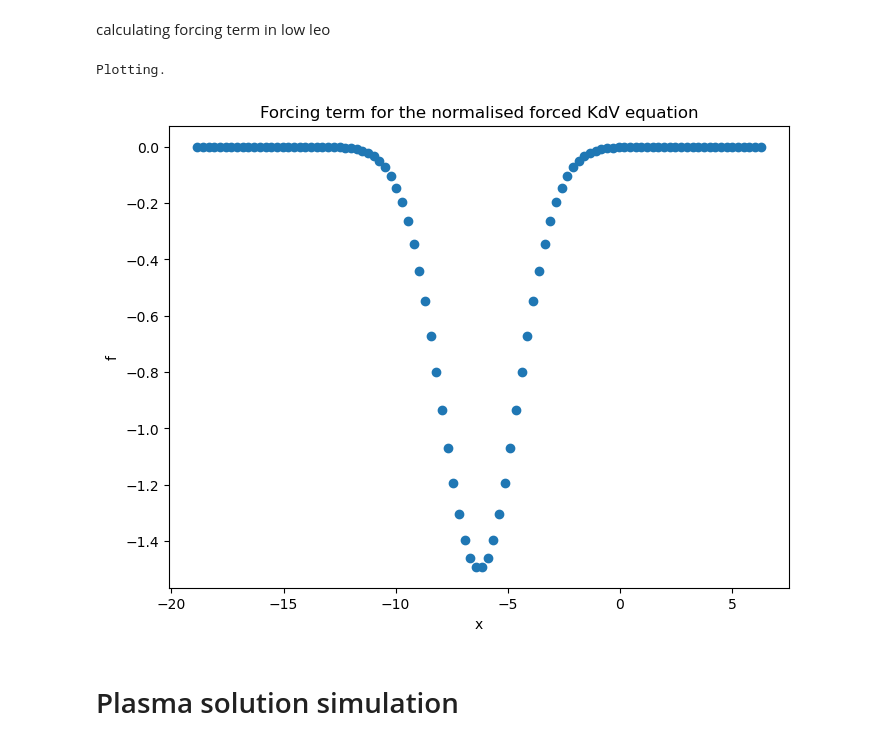
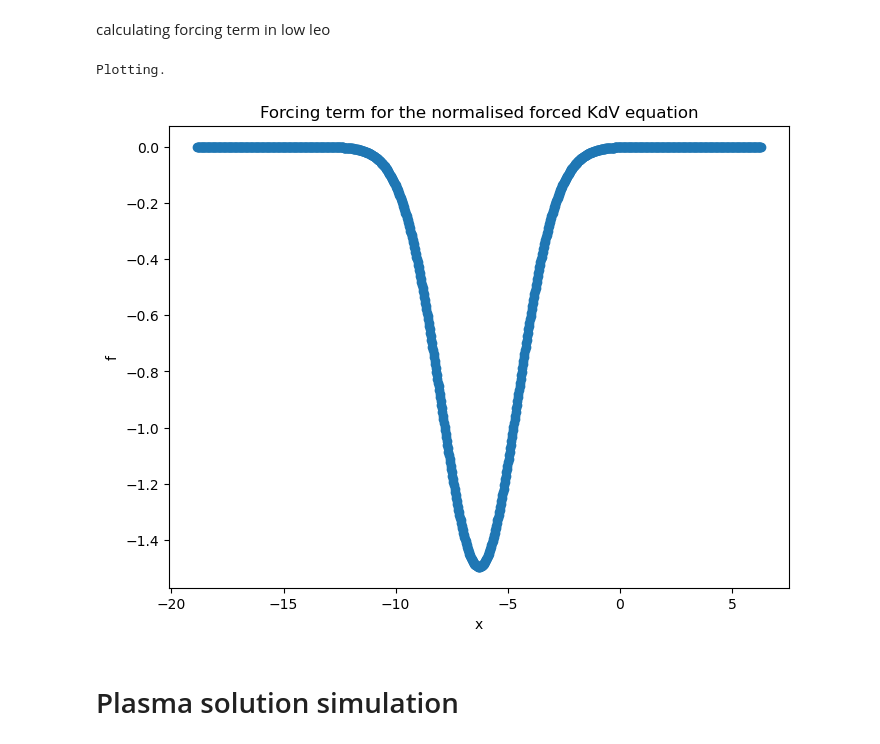
Before and after one commit to lsewards/Forced-kdv-plasma-solitons-simulation, a Jupyter notebook: Plasma soltion simulation.ipynb, the cells around one changed output. Cells and saved outputs as stored; diff of their text form; code cells hidden in the pictures.

```diff
--- a/Plasma soltion simulation.ipynb
+++ b/Plasma soltion simulation.ipynb
@@ -151,39 +151,39 @@ def forcing_term(np_potential, xi, tau, vd, G):
 a = 0.01 # Debris radius in m
 L =  2*np.pi# size of the domain
 vd = 0
-N = 100
+N = 1024
 
 tau = np.linspace(0, L, N)
 xi = np.linspace(-3* L, L, N)
 
 e = ( np.pi / L ) * (xi + L)
 
 debye_length = .83e-2
 __me__ = 9.1093837139e-31 # Electron mass in kg
 __mh__ = 1.67262192595e-27 # Hydrogen ion aka proton mass in kg
 __mo__ = 15.994914619 * 1.66053906892e-27 # Oxygen ion mass in kg
 mass_ratio_o = __me__ / __mo__
 
 
 G = a / debye_length # Normalised forcing width
 np_potential = normalised_plasma_potential(a, debye_length, mass_ratio_o)
 
 
 print("Plotting.")
 
 # 3D surface plot
 
 f = forcing_term(np_potential, xi, 1, vd, G)
 
 plt.figure(figsize=(8, 6))
 plt.scatter(xi, f)
 plt.xlabel('x')
 plt.ylabel('f')
 plt.title('Forcing term for the normalised forced KdV equation')
 plt.show()
 # %% [output]
 Plotting.
-[figure, old version]
+[figure, new version]
 # %% [markdown]
 # Plasma solution simulation
 # %% [markdown]
```
Also changed, not shown: parts of 12 cells of this notebook.
